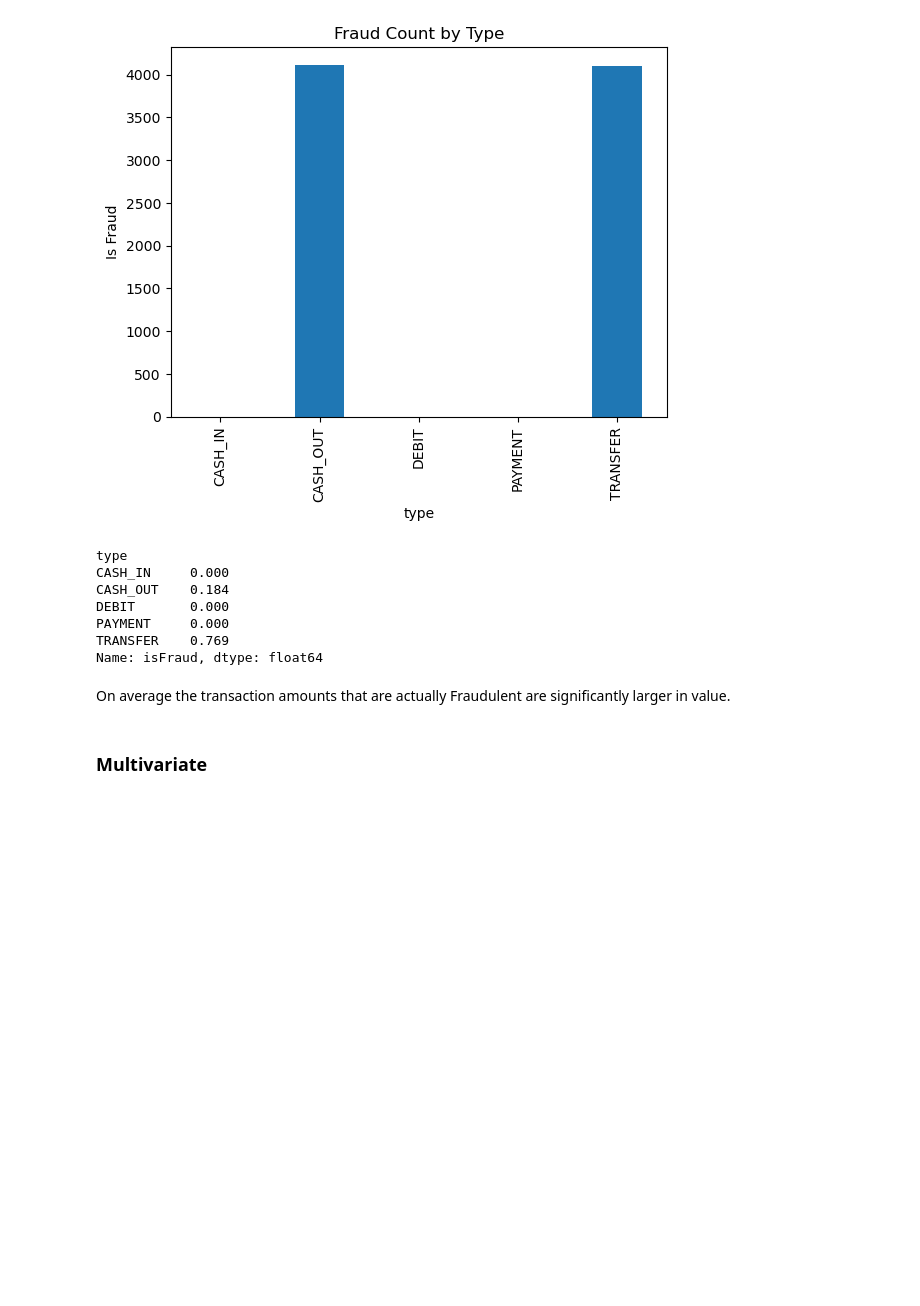
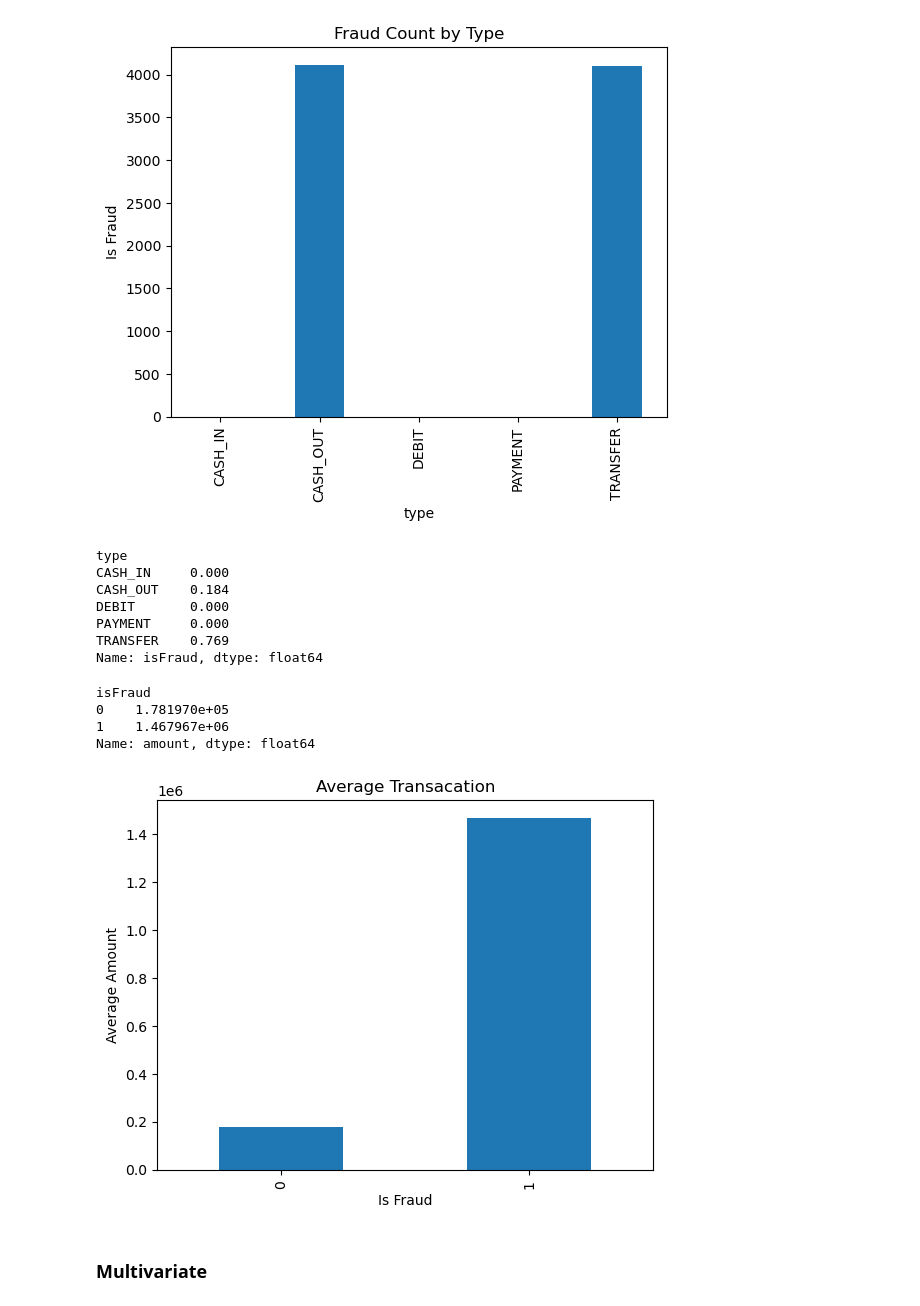
Before and after one commit to Sheryl122/Financial-Fraud-Analysis, a Jupyter notebook: code/eda.ipynb, the cells around one changed output. Drawn from its saved outputs; the diff is of its cells as text; code cells hidden in the pictures; blank space fills up the shorter version.

Commit message:
Report Titles

```diff
--- a/code/eda.ipynb
+++ b/code/eda.ipynb
@@ -111,8 +118,21 @@ DEBIT       0.000
 PAYMENT     0.000
 TRANSFER    0.769
 Name: isFraud, dtype: float64
-# %% [markdown]
-On average the transaction amounts that are actually Fraudulent are significantly larger in value.
+# %%
+avg_amount = df.groupby('isFraud')['amount'].mean()
+print(avg_amount)
+
+avg_amount.plot(kind='bar')
+plt.xlabel('Is Fraud')
+plt.ylabel('Average Amount')
+plt.title('Average Transacation')
+plt.show()
+# %% [output]
+isFraud
+0    1.781970e+05
+1    1.467967e+06
+Name: amount, dtype: float64
+[figure, added]
 # %% [markdown]
 ### Multivariate
 # %%
```
Also changed, not shown: parts of 1 cell of this notebook, 1 other file.
